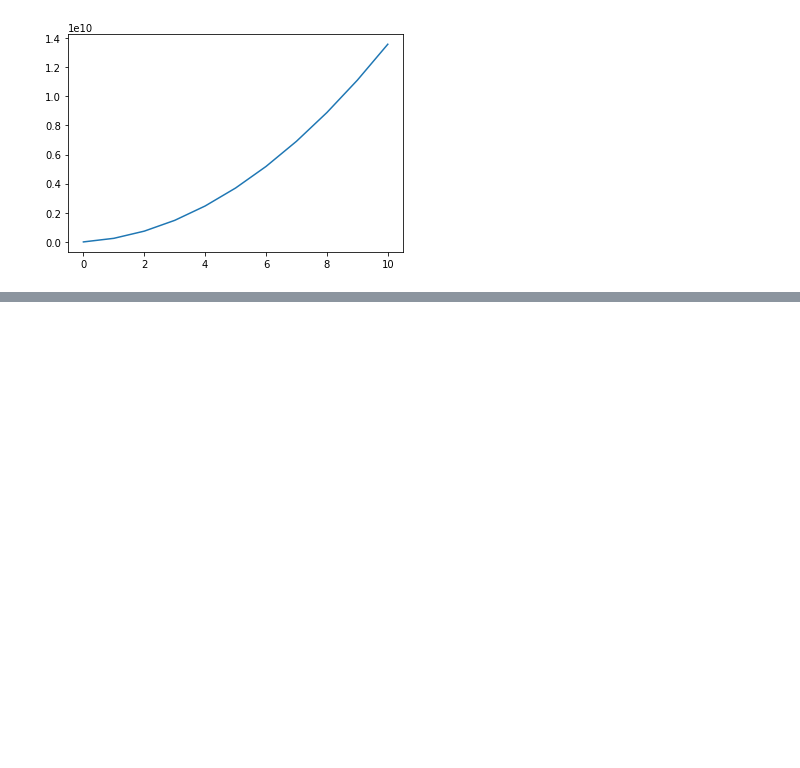
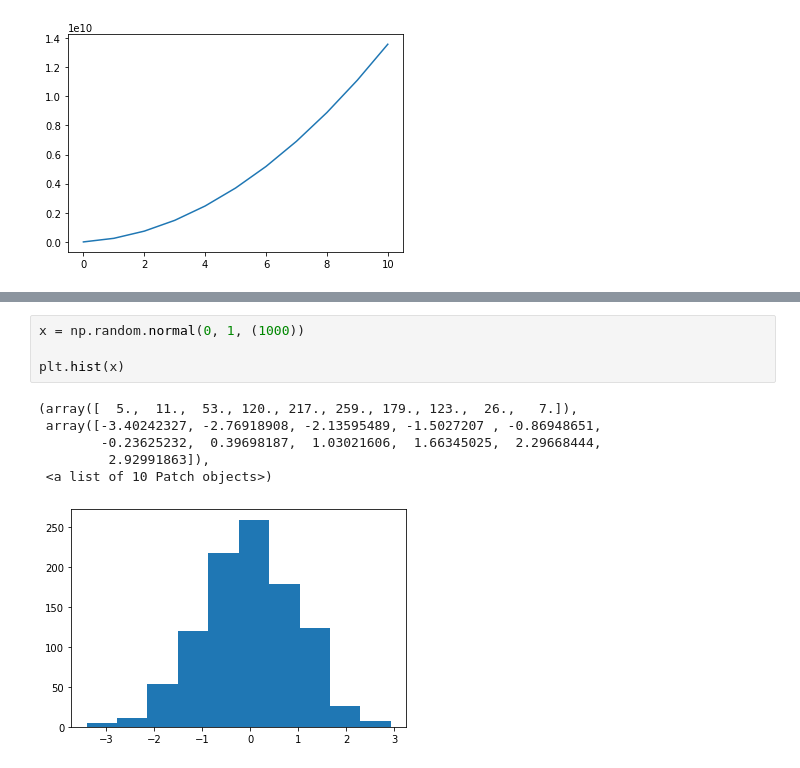
Before and after one commit to k--chow/PRML, a Jupyter notebook: Chapter 1.ipynb, the cells around one changed output, grey strips where cells are left out. Saved outputs shown, nothing was run; the diff lists cells and outputs as text; blank space fills up the shorter version.

```diff
--- a/Chapter 1.ipynb
+++ b/Chapter 1.ipynb
@@ -218,0 +245,11 @@ plt.plot(np.cumsum(hist))
+# %%
+x = np.random.normal(0, 1, (1000))
+
+plt.hist(x)
+# %% [output]
+(array([  5.,  11.,  53., 120., 217., 259., 179., 123.,  26.,   7.]),
+ array([-3.40242327, -2.76918908, -2.13595489, -1.5027207 , -0.86948651,
+        -0.23625232,  0.39698187,  1.03021606,  1.66345025,  2.29668444,
+         2.92991863]),
+ <a list of 10 Patch objects>)
+[figure, added]
```
Also changed, not shown: parts of 25 cells of this notebook.
